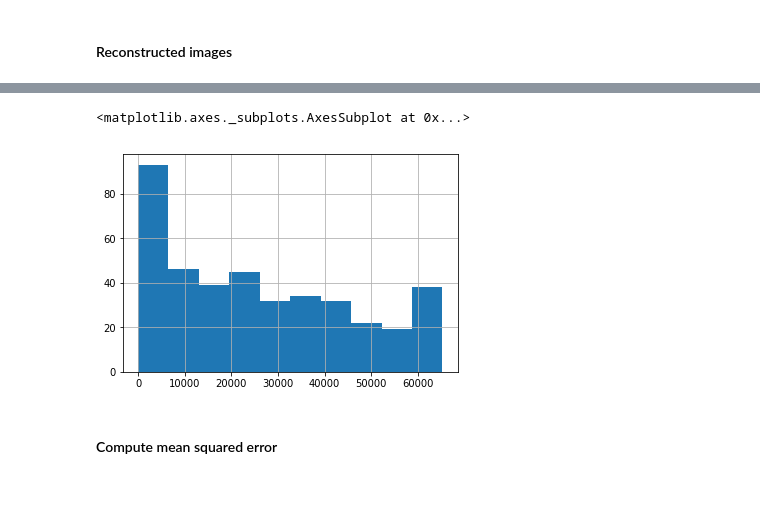
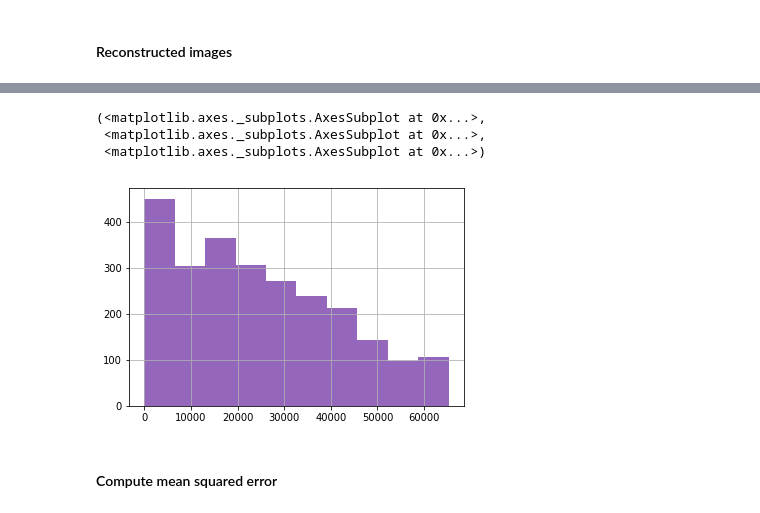
Before and after one commit to CatOfTheCannals/image-reconstruction, a Jupyter notebook: notebooks/exp_varias_geos.ipynb, the cells around one changed output, grey strips where cells are left out. Cells and saved outputs as stored; diff of their text form; code cells hidden in the pictures.

```diff
--- a/notebooks/exp_varias_geos.ipynb
+++ b/notebooks/exp_varias_geos.ipynb
@@ -156,7 +156,7 @@ class ExpRunner():
 #### Run exp
 # %%
 input_image_path = "../imgs_TC/tomo.pgm"
-divisors_of_100 = [20]
+divisors_of_100 = [20, 25, 50]
 import pandas as pd
 output = []
 for div in divisors_of_100:
@@ -164,12 +164,13 @@ for div in divisors_of_100:
     # exp_names.extend([['-g14b '+focos+' -g14a'] for focos in ['50']])
     for exp in exp_names:
         for random in [0]: # [0, 100, 200, 400]:
-            for amount_of_rays in [3000]: # [1000,2000,3000,4000,5000]:
+            for amount_of_rays in [1000, 5000]: # [1000,2000,3000,4000,5000]:
                 e = ExpRunner(input_image_path, div, amount_of_rays, random, exp)
                 output.append(e.run_exp())
                 # e.print_run_logs()
 
 outputs_df = pd.DataFrame(output)
 outputs_df.head()
+outputs_df.to_csv('resultados_g4_20_25_50__1000_5000')
 # %% [output]
 Run command:
@@ -228,11 +237,15 @@ for i,row in outputs_df[image_and_metadata_headers].iterrows():
 # %%
 ### check distribution of output pixels values
 # %%
-pd.Series(outputs_df['image'][5].reshape(-1)).hist()
+some_len = 5
+plots = [pd.Series(outputs_df['image'][i].reshape(-1)).hist() for i in range(5)]
+(plots[0],plots[1],plots[2])
 #plt.show()
 # %% [output]
-<matplotlib.axes._subplots.AxesSubplot at 0x...>
+(<matplotlib.axes._subplots.AxesSubplot at 0x...>,
+ <matplotlib.axes._subplots.AxesSubplot at 0x...>,
+ <matplotlib.axes._subplots.AxesSubplot at 0x...>)
-[figure, old version]
+[figure, new version]
 # %% [markdown]
 #### Compute mean squared error
 # %%
```
Also changed, not shown: parts of 9 cells of this notebook.
